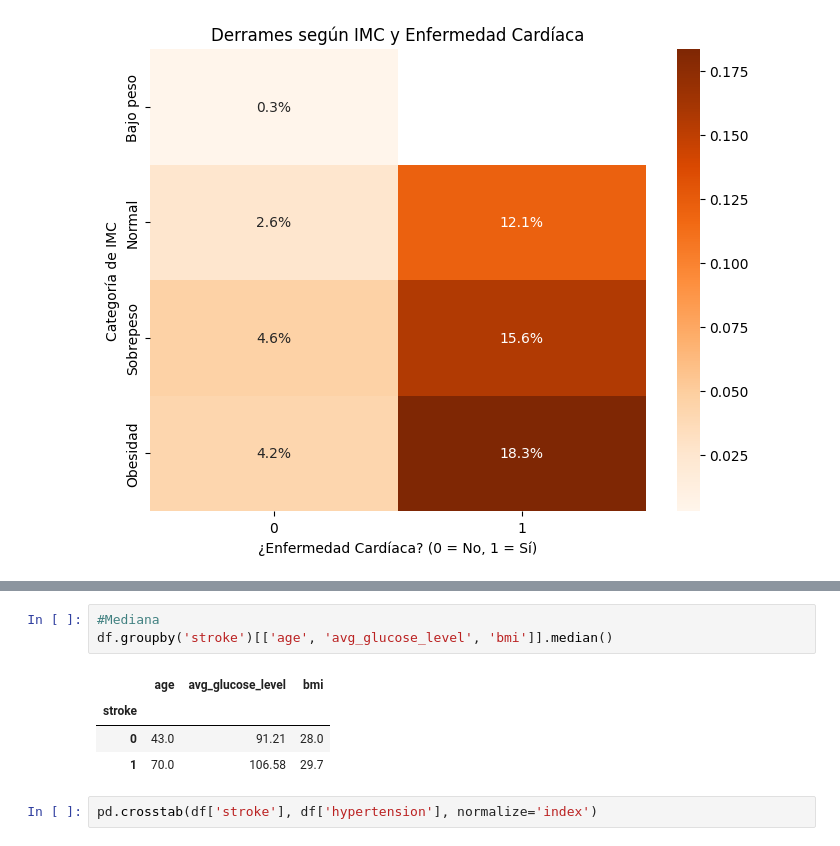
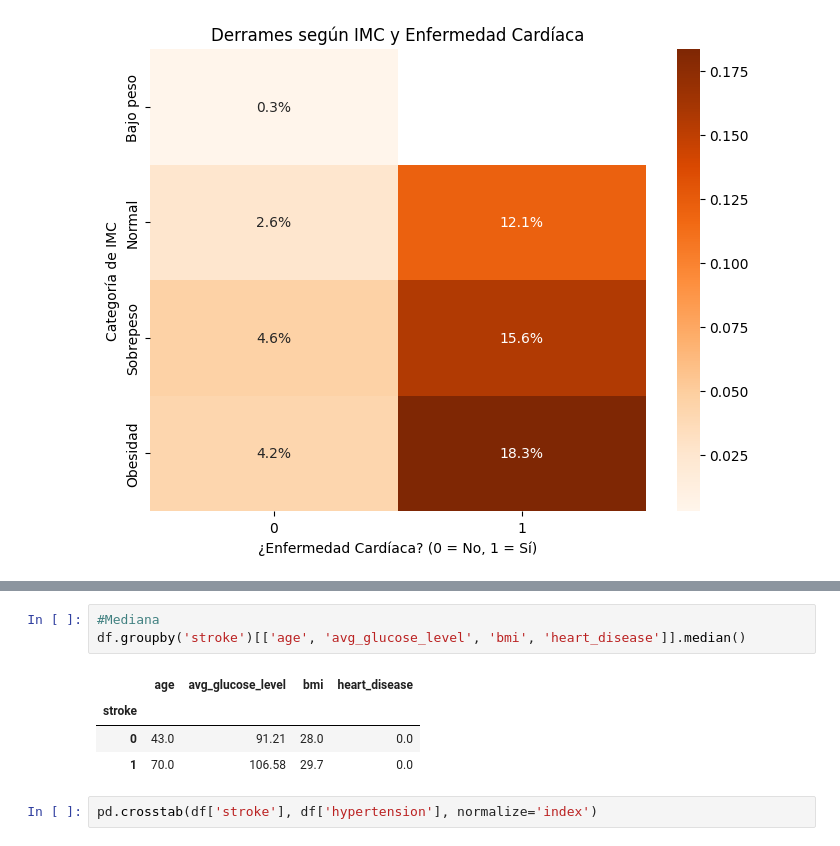
Before and after one commit to champagne-gabo/proyecto-inf280, a Jupyter notebook: notebook.ipynb, the cells around one changed output, grey strips where cells are left out. Cells and saved outputs as stored; diff of their text form.

```diff
--- a/notebook.ipynb
+++ b/notebook.ipynb
@@ -268,11 +262,11 @@ plt.show()
 # %%
 #Mediana
-df.groupby('stroke')[['age', 'avg_glucose_level', 'bmi']].median()
+df.groupby('stroke')[['age', 'avg_glucose_level', 'bmi', 'heart_disease']].median()
 # %% [output]
-|  | age | avg_glucose_level | bmi |
-| stroke |  |  |  |
-| 0 | 43.0 | 91.21 | 28.0 |
-| 1 | 70.0 | 106.58 | 29.7 |
+|  | age | avg_glucose_level | bmi | heart_disease |
+| stroke |  |  |  |  |
+| 0 | 43.0 | 91.21 | 28.0 | 0.0 |
+| 1 | 70.0 | 106.58 | 29.7 | 0.0 |
 # %%
 pd.crosstab(df['stroke'], df['hypertension'], normalize='index')
 # %% [output]
```
Also changed, not shown: parts of 22 cells of this notebook.
